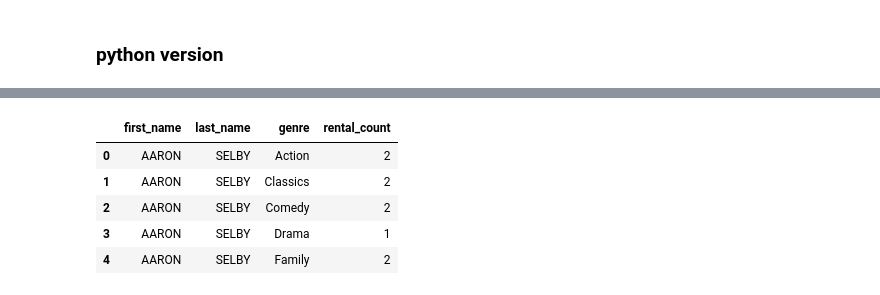
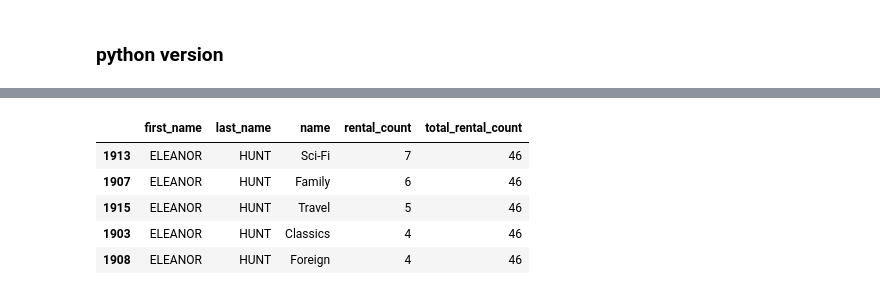
Before and after one commit to cenkerarin/lotus-practice, a Jupyter notebook: practice.ipynb, the cells around one changed output, grey strips where cells are left out. Saved outputs shown, nothing was run; the diff lists cells and outputs as text; code cells hidden in the pictures.

```diff
--- a/practice.ipynb
+++ b/practice.ipynb
@@ -1995,23 +1969,26 @@ df.head()
-# %%
-c = customer_df.merge(rental_df, on='customer_id', how='inner')
-c_inventory = c.merge(inventory_df, on='inventory_id', how='inner')
-c_inventory_film = c_inventory.merge(film_df, on='film_id', how='inner')
-c_inventory_film_category = c_inventory_film.merge(film_category_df, on='film_id', how='inner')
-c_inventory_film_category_category = c_inventory_film_category.merge(category_df, on='category_id', how='inner')
-
-df = c_inventory_film_category_category.groupby(['first_name', 'last_name', 'name']).agg({
-    'rental_id': 'count'
-}).reset_index()
-
-df.columns = ['first_name', 'last_name', 'genre', 'rental_count']
-
-df.sort_values('rental_count', ascending=False)
-
-df.head()
-# %% [output]
-|  | first_name | last_name | genre | rental_count |
-| 0 | AARON | SELBY | Action | 2 |
-| 1 | AARON | SELBY | Classics | 2 |
-| 2 | AARON | SELBY | Comedy | 2 |
-| 3 | AARON | SELBY | Drama | 1 |
-| 4 | AARON | SELBY | Family | 2 |
+# %%
+
+rental_with_inventory = rental_df.merge(inventory_df[['inventory_id', 'film_id']], on='inventory_id', how='left')
+rental_with_film_category = rental_with_inventory.merge(film_category_df[['film_id', 'category_id']], on='film_id', how='left')
+rental_with_genre = rental_with_film_category.merge(category_df[['category_id', 'name']], on='category_id', how='left')
+
+customer_genre_rental_counts = rental_with_genre.groupby(['customer_id', 'name']).size().reset_index(name='rental_count')
+
+customer_total_rental_counts = rental_df.groupby('customer_id').size().reset_index(name='total_rental_count')
+
+# Merge with customer info for names
+customer_genre_rental_counts = customer_genre_rental_counts.merge(customer_df[['customer_id', 'first_name', 'last_name']], on='customer_id', how='left')
+customer_genre_rental_counts = customer_genre_rental_counts.merge(customer_total_rental_counts, on='customer_id', how='left')
+
+# Sort by total rental count descending, then by rental_count per genre
+top_customers_with_genre = customer_genre_rental_counts.sort_values(by=['total_rental_count', 'rental_count'], ascending=[False, False])
+
+# Show top 5 customers with most rentals, including their top genre(s)
+top_customers_with_genre[['first_name', 'last_name', 'name', 'rental_count', 'total_rental_count']].head()
+# %% [output]
+|  | first_name | last_name | name | rental_count | total_rental_count |
+| 1913 | ELEANOR | HUNT | Sci-Fi | 7 | 46 |
+| 1907 | ELEANOR | HUNT | Family | 6 | 46 |
+| 1915 | ELEANOR | HUNT | Travel | 5 | 46 |
+| 1903 | ELEANOR | HUNT | Classics | 4 | 46 |
+| 1908 | ELEANOR | HUNT | Foreign | 4 | 46 |
```
Also changed, not shown: parts of 76 cells of this notebook.
